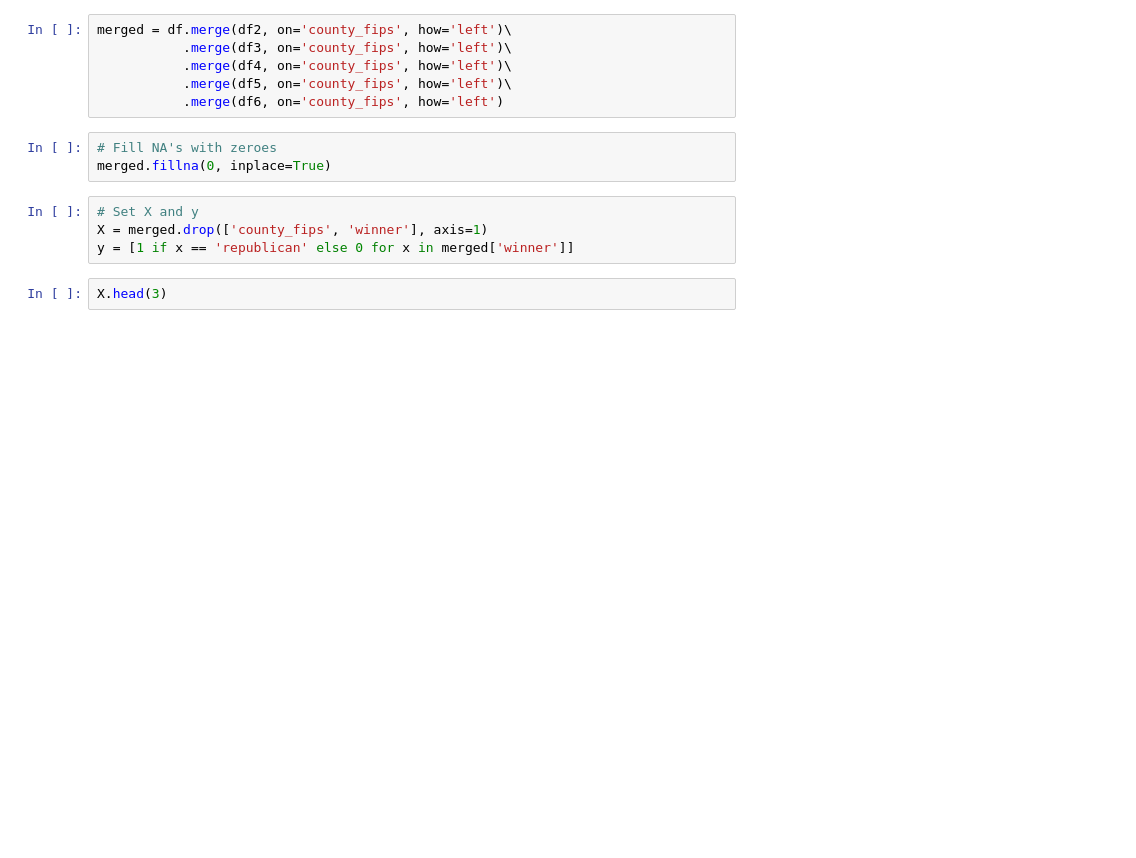
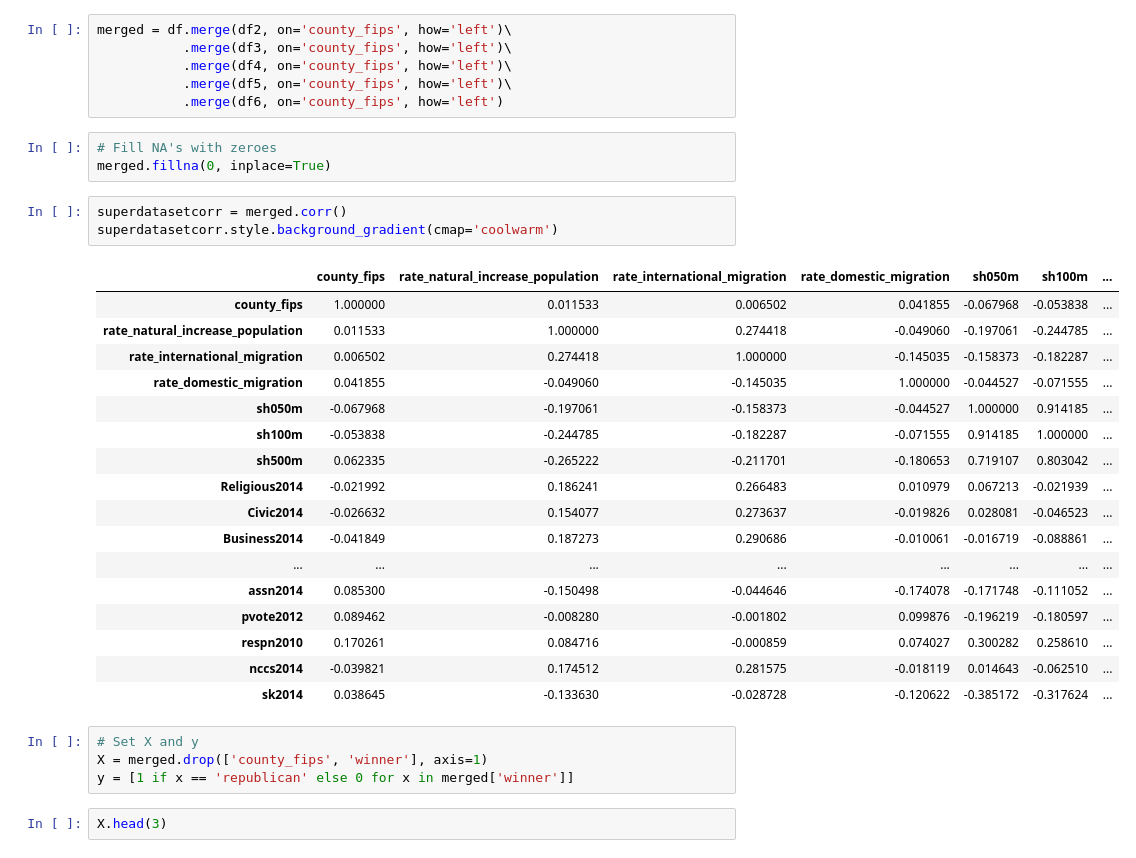
Before and after one commit to lswh/maba_analytics_algorithms_project, a Jupyter notebook: 06302021_TeamGreen_JupyterNotebookSubmission.ipynb, the cells around one changed output. Saved outputs shown, nothing was run; the diff lists cells and outputs as text; blank space fills up the shorter version.

```diff
--- a/06302021_TeamGreen_JupyterNotebookSubmission.ipynb
+++ b/06302021_TeamGreen_JupyterNotebookSubmission.ipynb
@@ -348,6 +379,27 @@ merged = df.merge(df2, on='county_fips', how='left')\
 # %%
 # Fill NA's with zeroes
 merged.fillna(0, inplace=True)
+# %%
+superdatasetcorr = merged.corr()
+superdatasetcorr.style.background_gradient(cmap='coolwarm')
+# %% [output]
+|  | county_fips | rate_natural_increase_population | rate_international_migration | rate_domestic_migration | sh050m | sh100m | ... |
+| county_fips | 1.000000 | 0.011533 | 0.006502 | 0.041855 | -0.067968 | -0.053838 | ... |
+| rate_natural_increase_population | 0.011533 | 1.000000 | 0.274418 | -0.049060 | -0.197061 | -0.244785 | ... |
+| rate_international_migration | 0.006502 | 0.274418 | 1.000000 | -0.145035 | -0.158373 | -0.182287 | ... |
+| rate_domestic_migration | 0.041855 | -0.049060 | -0.145035 | 1.000000 | -0.044527 | -0.071555 | ... |
+| sh050m | -0.067968 | -0.197061 | -0.158373 | -0.044527 | 1.000000 | 0.914185 | ... |
+| sh100m | -0.053838 | -0.244785 | -0.182287 | -0.071555 | 0.914185 | 1.000000 | ... |
+| sh500m | 0.062335 | -0.265222 | -0.211701 | -0.180653 | 0.719107 | 0.803042 | ... |
+| Religious2014 | -0.021992 | 0.186241 | 0.266483 | 0.010979 | 0.067213 | -0.021939 | ... |
+| Civic2014 | -0.026632 | 0.154077 | 0.273637 | -0.019826 | 0.028081 | -0.046523 | ... |
+| Business2014 | -0.041849 | 0.187273 | 0.290686 | -0.010061 | -0.016719 | -0.088861 | ... |
+| ... | ... | ... | ... | ... | ... | ... | ... |
+| assn2014 | 0.085300 | -0.150498 | -0.044646 | -0.174078 | -0.171748 | -0.111052 | ... |
+| pvote2012 | 0.089462 | -0.008280 | -0.001802 | 0.099876 | -0.196219 | -0.180597 | ... |
+| respn2010 | 0.170261 | 0.084716 | -0.000859 | 0.074027 | 0.300282 | 0.258610 | ... |
+| nccs2014 | -0.039821 | 0.174512 | 0.281575 | -0.018119 | 0.014643 | -0.062510 | ... |
+| sk2014 | 0.038645 | -0.133630 | -0.028728 | -0.120622 | -0.385172 | -0.317624 | ... |
 # %%
 # Set X and y
 X = merged.drop(['county_fips', 'winner'], axis=1)
```
Also changed, not shown: parts of 8 cells of this notebook, 2 other files.
